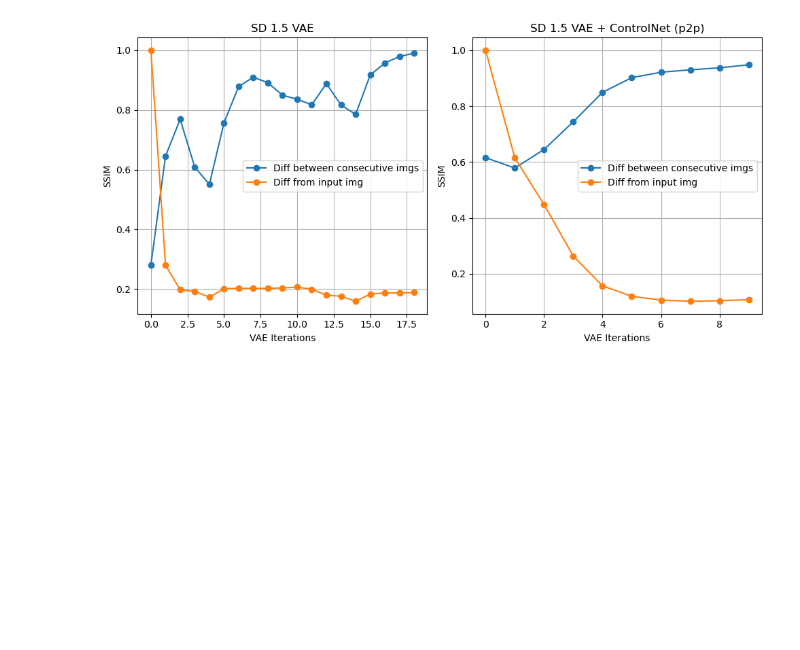
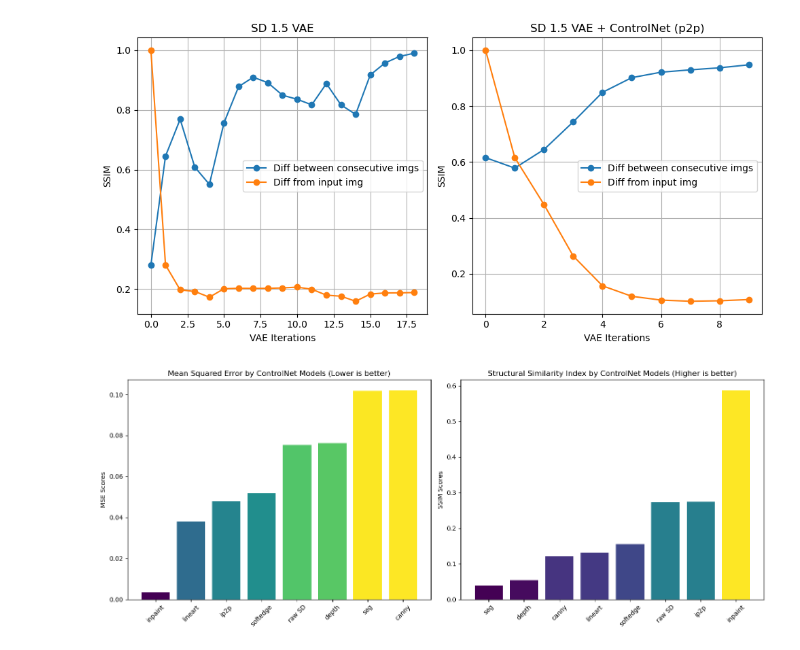
Before and after one commit to iamkaikai/LACE, a Jupyter notebook: analysis/Encoder analysis/plot.ipynb, the cells around one changed output. Drawn from its saved outputs; the diff is of its cells as text; code cells hidden in the pictures; blank space fills up the shorter version.

Commit message:
update bar chart

```diff
--- a/analysis/Encoder analysis/plot.ipynb
+++ b/analysis/Encoder analysis/plot.ipynb
@@ -130,3 +133,29 @@ plt.tight_layout()
 plt.show()
 # %% [output]
 [figure]
+# %%
+def calculate_metrics(folder_path):
+    subfolders = [f.path for f in os.scandir(folder_path) if f.is_dir()]
+    mse_values = []
+    ssim_values = []
+    labels = []
+
+    for subfolder in subfolders:
+        files = os.listdir(subfolder)
+        images = [imread(os.path.join(subfolder, f)) for f in files if f.endswith(('.png', '.jpg', '.jpeg'))]
+        images_gray = [rgb2gray(img) for img in images]
+        mse_sub = []
+        ssim_sub = []
+
+        # Assuming images are pairwise for simplicity
+        for i in range(0, len(images_gray), 2):
+            mse_score = mean_squared_error(images_gray[i], images_gray[i+1])
+            ssim_score = structural_similarity(images_gray[i], images_gray[i+1], data_range=images_gray[i+1].max() - images_gray[i+1].min())
+            mse_sub.append(mse_score)
+            ssim_sub.append(ssim_score)
+
+        mse_values.append(np.mean(mse_sub))
+        ssim_values.append(np.mean(ssim_sub))
+        labels.append(os.path.basename(subfolder))
+
+    return mse_values, ssim_values, labels
@@ -132,0 +215,6 @@ plt.show()
+# %%
+folder_path = 'samples/'
+mse_values, ssim_values, labels = calculate_metrics(folder_path)
+plot_metrics_with_colors_and_annotations(mse_values, ssim_values, labels)
+# %% [output]
+[figure, added]
```
Also changed, not shown: parts of 2 cells of this notebook.
